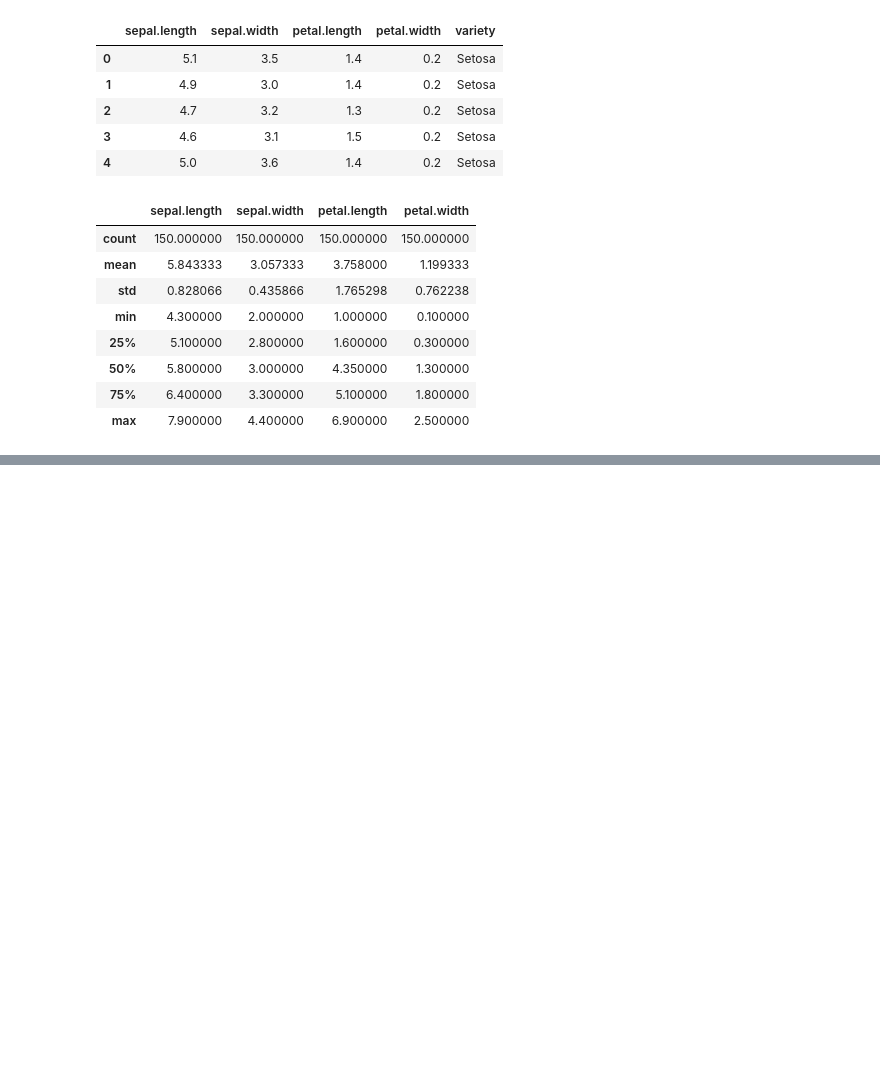
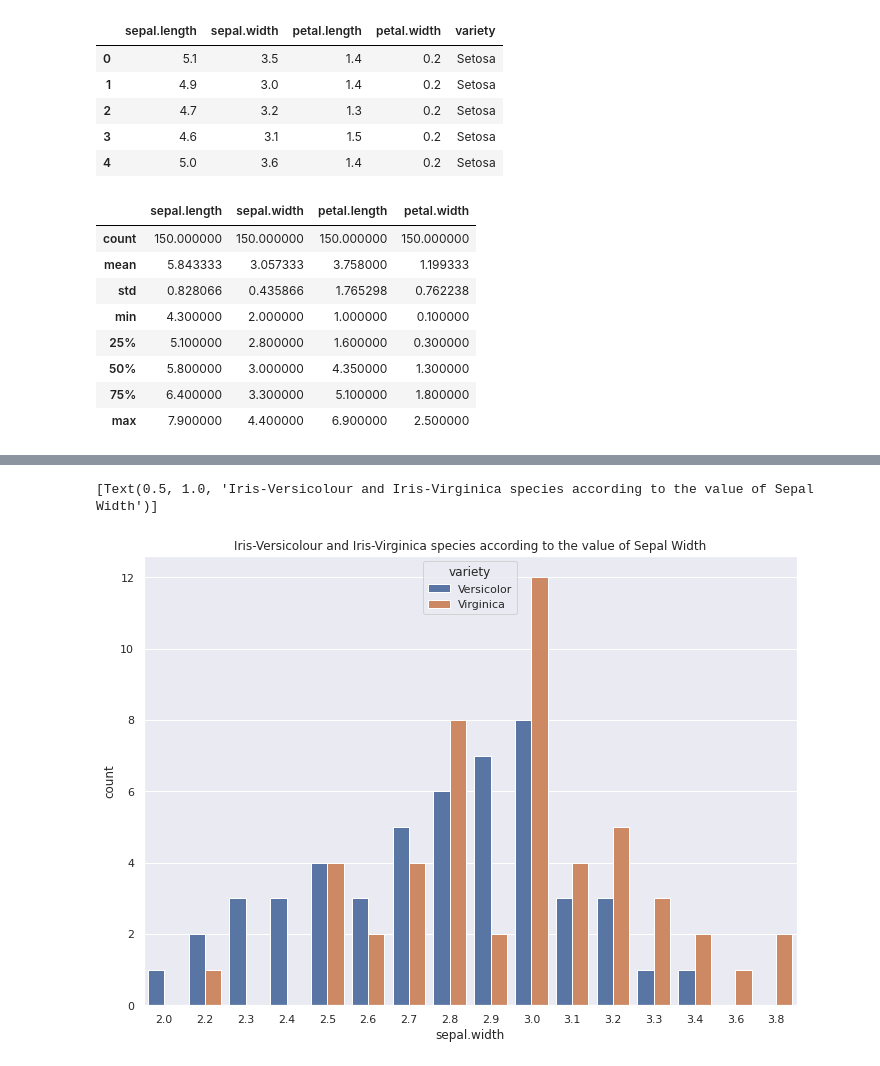
Before and after one commit to nishJay/Scripting-Lab-Codes, a Jupyter notebook: iris.ipynb, the cells around one changed output, grey strips where cells are left out. Drawn from its saved outputs; the diff is of its cells as text; code cells hidden in the pictures; blank space fills up the shorter version.

```diff
--- a/iris.ipynb
+++ b/iris.ipynb
@@ -52,0 +98,6 @@ iris.describe()
+# %%
+ax2 = sns.countplot(data = iris[iris['variety'] != 'Setosa'],x = 'sepal.width', hue = 'variety')
+ax2.set(title='Iris-Versicolour and Iris-Virginica species according to the value of Sepal Width')
+# %% [output]
+[Text(0.5, 1.0, 'Iris-Versicolour and Iris-Virginica species according to the value of Sepal Width')]
+[figure, added]
```
Also changed, not shown: parts of 10 cells of this notebook.
